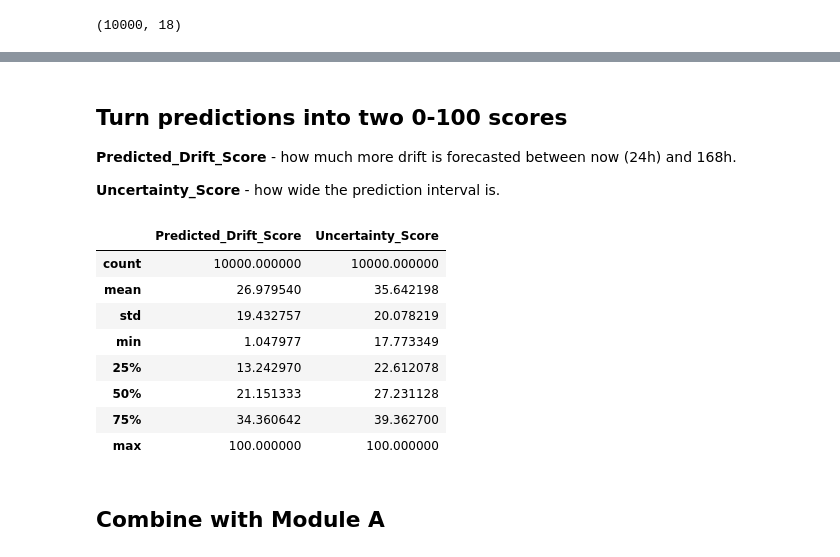
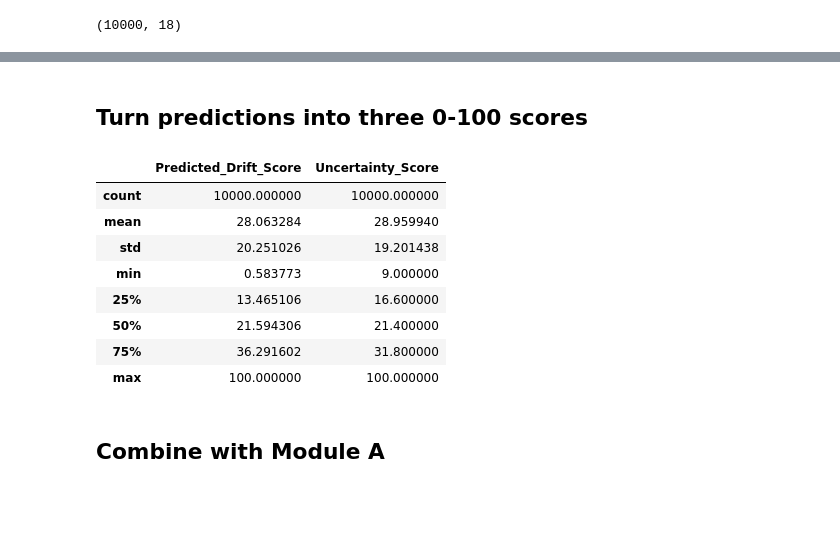
Before and after one commit to pariigdtuw2029-droid/SAGE_2026, a Jupyter notebook: notebooks/reliability_index.ipynb, the cells around one changed output, grey strips where cells are left out. Drawn from its saved outputs; the diff is of its cells as text; code cells hidden in the pictures; blank space fills up the shorter version.

```diff
--- a/notebooks/reliability_index.ipynb
+++ b/notebooks/reliability_index.ipynb
@@ -66,11 +65,12 @@ feature_cols_raw = bundle['feature_cols_raw']
 
 reading_cols = [f'{m}_{cp}' for m in METRICS for cp in CHECKPOINTS]
 for col in reading_cols:
-    df.loc[df[col] < 0, col] = np.nan   # same sensor-fault handling as Module B
+    df.loc[df[col] < 0, col] = np.nan
 
 for cp in CHECKPOINTS:
     df[f'Timestamp_{cp}'] = pd.to_datetime(df[f'Timestamp_{cp}'], format='ISO8601')
 df['elapsed_24h'] = (df['Timestamp_24h'] - df['Timestamp_0h']).dt.total_seconds() / 3600
+df['elapsed_168h'] = (df['Timestamp_168h'] - df['Timestamp_0h']).dt.total_seconds() / 3600   # FIX (v3): needed for the safety-slope check
 
 df.loc[:, feature_cols_raw] = bundle['imputer'].transform(df[feature_cols_raw])
 
@@ -90,6 +90,8 @@ gb_pred = bundle['gb'].predict(X)
 stacked_raw = bundle['meta_model'].predict(np.hstack([rf_pred, gb_pred]))
 lower_raw = bundle['quantile_lower'].predict(X)
 upper_raw = bundle['quantile_upper'].predict(X)
+
+lower_raw, upper_raw = np.minimum(lower_raw, upper_raw), np.maximum(lower_raw, upper_raw)
 
 def reconstruct(raw):
     out = pd.DataFrame(index=df.index)
@@ -98,9 +100,8 @@ def reconstruct(raw):
     out['Vth_168h'] = df['Vth_24h'].values + raw[:, 5]
     return out
 
-point = reconstruct(stacked_raw)
-lower = reconstruct(lower_raw)
-upper = reconstruct(upper_raw)
+point, lower, upper = reconstruct(stacked_raw), reconstruct(lower_raw), reconstruct(upper_raw)
+rf_point, gb_point = reconstruct(rf_pred), reconstruct(gb_pred)
 
 df['Pred_Leakage_168h'] = point['Leakage_168h']
 df['Pred_Resistance_168h'] = point['Resistance_168h']
@@ -108,6 +109,12 @@ df['Pred_Vth_168h'] = point['Vth_168h']
 df['Interval_Width_Leakage'] = (upper['Leakage_168h'] - lower['Leakage_168h']).clip(lower=0)
 df['Interval_Width_Resistance'] = (upper['Resistance_168h'] - lower['Resistance_168h']).clip(lower=0)
 df['Interval_Width_Vth'] = (upper['Vth_168h'] - lower['Vth_168h']).clip(lower=0)
+
+# RF-vs-GB disagreement
+df['Disagreement_Leakage'] = (rf_point['Leakage_168h'] - gb_point['Leakage_168h']).abs()
+df['Disagreement_Resistance'] = (rf_point['Resistance_168h'] - gb_point['Resistance_168h']).abs()
+df['Disagreement_Vth'] = (rf_point['Vth_168h'] - gb_point['Vth_168h']).abs()
+
 df[['Pred_Leakage_168h','Pred_Resistance_168h','Pred_Vth_168h']].describe()
 # %% [output]
 |  | Pred_Leakage_168h | Pred_Resistance_168h | Pred_Vth_168h |
@@ -122,33 +129,50 @@ df[['Pred_Leakage_168h','Pred_Resistance_168h','Pred_Vth_168h']].describe()
-# %% [markdown]
-## Turn predictions into two 0-100 scores
-
-**Predicted_Drift_Score** - how much more drift is forecasted between now (24h) and 168h.
-
-
-**Uncertainty_Score** - how wide the prediction interval is.
+# %% [markdown]
+## Turn predictions into three 0-100 scores
 # %%
+df = df.merge(split[['Component_ID','split']], on='Component_ID')
+fit_mask = df['split'].isin(['train','val'])   # normalization bounds never see `test`
+
 pred_leak_drift = ((df['Pred_Leakage_168h'] - df['Leakage_24h']) / df['Leakage_24h'].abs()).abs()
 pred_res_drift = ((df['Pred_Resistance_168h'] - df['Resistance_24h']) / df['Resistance_24h'].abs()).abs()
 pred_vth_drift = ((df['Pred_Vth_168h'] - df['Vth_24h']) / df['Vth_24h'].abs()).abs()
+
+df['Predicted_Drift_Leakage'] = pred_leak_drift
+df['Predicted_Drift_Resistance'] = pred_res_drift
+df['Predicted_Drift_Vth'] = pred_vth_drift
 df['Predicted_Drift_Severity_raw'] = pd.concat([pred_leak_drift, pred_res_drift, pred_vth_drift], axis=1).max(axis=1)
 
-bound = df['Predicted_Drift_Severity_raw'].quantile(0.99)
-df['Predicted_Drift_Score'] = (df['Predicted_Drift_Severity_raw'].clip(upper=bound) / max(bound, 1e-9) * 100)
+bound = df.loc[fit_mask, 'Predicted_Drift_Severity_raw'].quantile(0.99)
+df['Predicted_Drift_Score'] = (df['Predicted_Drift_Severity_raw'].clip(upper=bound) / max(bound, 1e-9) * 100).clip(0, 100)
 
 iw = df[['Interval_Width_Leakage', 'Interval_Width_Resistance', 'Interval_Width_Vth']]
-iw_norm = iw / iw.quantile(0.99).clip(lower=1e-9)
-df['Uncertainty_Score'] = (iw_norm.max(axis=1) * 100).clip(0, 100)
+iw_bounds = iw[fit_mask].quantile(0.99).clip(lower=1e-9)
+aleatoric = ((iw / iw_bounds).clip(upper=1.5).max(axis=1) * 100).clip(0, 100)
+
+dis = df[['Disagreement_Leakage', 'Disagreement_Resistance', 'Disagreement_Vth']]
+dis_bounds = dis[fit_mask].quantile(0.99).clip(lower=1e-9)
+epistemic = ((dis / dis_bounds).clip(upper=1.5).max(axis=1) * 100).clip(0, 100)
+
+df['Uncertainty_Score'] = (0.6 * aleatoric + 0.4 * epistemic).clip(0, 100).round(1)
+
+def _drift_rate(v24, v168, elapsed24, elapsed168):
+    return (v168 - v24) / (elapsed168 - elapsed24)
+
+slope_flag = pd.Series(False, index=df.index)
+for m in METRICS:
+    rate = _drift_rate(df[f'{m}_24h'], df[f'Pred_{m}_168h'], df['elapsed_24h'], df['elapsed_168h']).abs()
+    slope_flag |= (rate > safety_slope[m])
+df['Slope_Reject_Flag'] = slope_flag
 
 df[['Predicted_Drift_Score', 'Uncertainty_Score']].describe()
 # %% [output]
 |  | Predicted_Drift_Score | Uncertainty_Score |
 | count | 10000.000000 | 10000.000000 |
-| mean | 26.979540 | 35.642198 |
-| std | 19.432757 | 20.078219 |
-| min | 1.047977 | 17.773349 |
-| 25% | 13.242970 | 22.612078 |
-| 50% | 21.151333 | 27.231128 |
-| 75% | 34.360642 | 39.362700 |
+| mean | 28.063284 | 28.959940 |
+| std | 20.251026 | 19.201438 |
+| min | 0.583773 | 9.000000 |
+| 25% | 13.465106 | 16.600000 |
+| 50% | 21.594306 | 21.400000 |
+| 75% | 36.291602 | 31.800000 |
 | max | 100.000000 | 100.000000 |
 # %% [markdown]
 ## Combine with Module A
```
Also changed, not shown: parts of 22 cells of this notebook, 12 other files.
